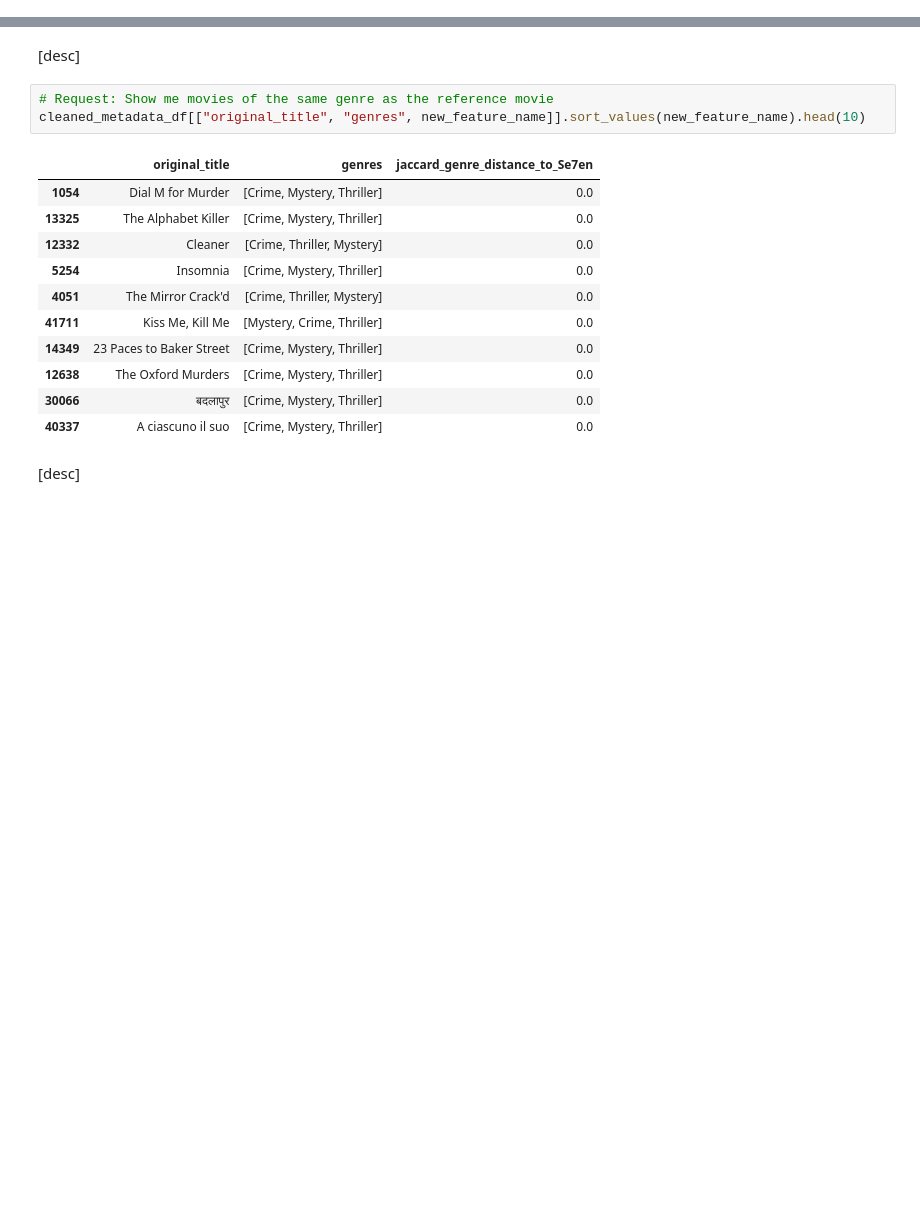
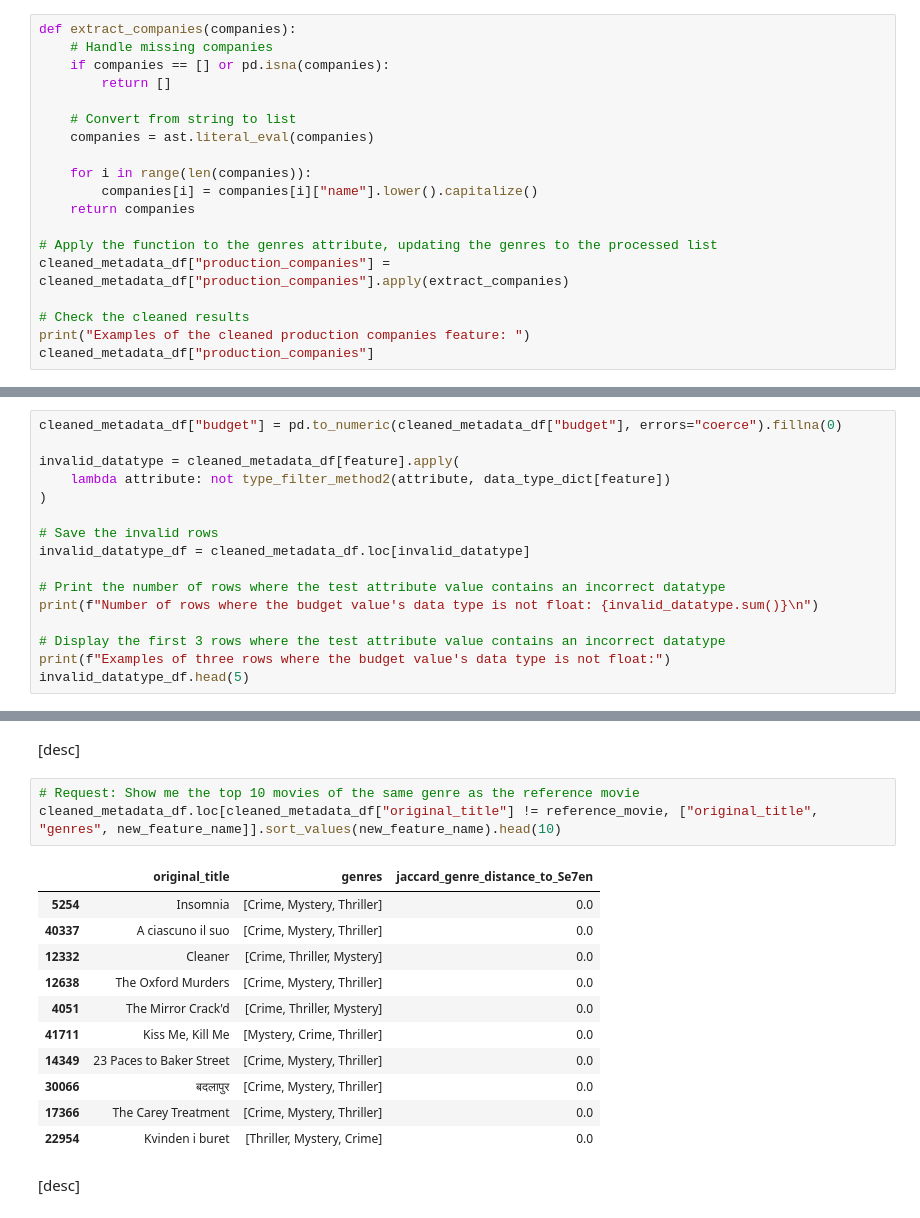
Before and after one commit to BrentMRPalmer/CSI4142-A4, a Jupyter notebook: UnsupervisedLearning.ipynb, the cells around one changed output, grey strips where cells are left out. Drawn from its saved outputs; the diff is of its cells as text; blank space fills up the shorter version.

```diff
--- a/UnsupervisedLearning.ipynb
+++ b/UnsupervisedLearning.ipynb
@@ -230,0 +244,19 @@ Name: genres, Length: 45449, dtype: object
+# %%
+def extract_companies(companies):
+    # Handle missing companies
+    if companies == [] or pd.isna(companies):
+        return []
+
+    # Convert from string to list
+    companies = ast.literal_eval(companies)
+
+    for i in range(len(companies)):
+        companies[i] = companies[i]["name"].lower().capitalize()
+    return companies
+
+# Apply the function to the genres attribute, updating the genres to the processed list
+cleaned_metadata_df["production_companies"] = cleaned_metadata_df["production_companies"].apply(extract_companies)
+
+# Check the cleaned results
+print("Examples of the cleaned production companies feature: ")
+cleaned_metadata_df["production_companies"]
@@ -230,0 +360,16 @@ Name: genres, Length: 45449, dtype: object
+# %%
+cleaned_metadata_df["budget"] = pd.to_numeric(cleaned_metadata_df["budget"], errors="coerce").fillna(0)
+
+invalid_datatype = cleaned_metadata_df[feature].apply(
+    lambda attribute: not type_filter_method2(attribute, data_type_dict[feature])
+)
+
+# Save the invalid rows
+invalid_datatype_df = cleaned_metadata_df.loc[invalid_datatype]
+
+# Print the number of rows where the test attribute value contains an incorrect datatype
+print(f"Number of rows where the budget value's data type is not float: {invalid_datatype.sum()}\n")
+
+# Display the first 3 rows where the test attribute value contains an incorrect datatype
+print(f"Examples of three rows where the budget value's data type is not float:")
+invalid_datatype_df.head(5)
@@ -328,20 +479,20 @@ Examples of five rows with Jaccard distance to Se7en based on the movie genres:
 # %% [markdown]
 [desc]
 # %%
-# Request: Show me movies of the same genre as the reference movie
-cleaned_metadata_df[["original_title", "genres", new_feature_name]].sort_values(new_feature_name).head(10)
+# Request: Show me the top 10 movies of the same genre as the reference movie
+cleaned_metadata_df.loc[cleaned_metadata_df["original_title"] != reference_movie, ["original_title", "genres", new_feature_name]].sort_values(new_feature_name).head(10)
 # %% [output]
 |  | original_title | genres | jaccard_genre_distance_to_Se7en |
-| 1054 | Dial M for Murder | [Crime, Mystery, Thriller] | 0.0 |
-| 13325 | The Alphabet Killer | [Crime, Mystery, Thriller] | 0.0 |
+| 5254 | Insomnia | [Crime, Mystery, Thriller] | 0.0 |
+| 40337 | A ciascuno il suo | [Crime, Mystery, Thriller] | 0.0 |
 | 12332 | Cleaner | [Crime, Thriller, Mystery] | 0.0 |
-| 5254 | Insomnia | [Crime, Mystery, Thriller] | 0.0 |
+| 12638 | The Oxford Murders | [Crime, Mystery, Thriller] | 0.0 |
 | 4051 | The Mirror Crack'd | [Crime, Thriller, Mystery] | 0.0 |
 | 41711 | Kiss Me, Kill Me | [Mystery, Crime, Thriller] | 0.0 |
 | 14349 | 23 Paces to Baker Street | [Crime, Mystery, Thriller] | 0.0 |
-| 12638 | The Oxford Murders | [Crime, Mystery, Thriller] | 0.0 |
 | 30066 | बदलापुर | [Crime, Mystery, Thriller] | 0.0 |
-| 40337 | A ciascuno il suo | [Crime, Mystery, Thriller] | 0.0 |
+| 17366 | The Carey Treatment | [Crime, Mystery, Thriller] | 0.0 |
+| 22954 | Kvinden i buret | [Thriller, Mystery, Crime] | 0.0 |
 # %% [markdown]
 [desc]
 # %% [markdown]
```
Also changed, not shown: parts of 33 cells of this notebook, 1 other file.
